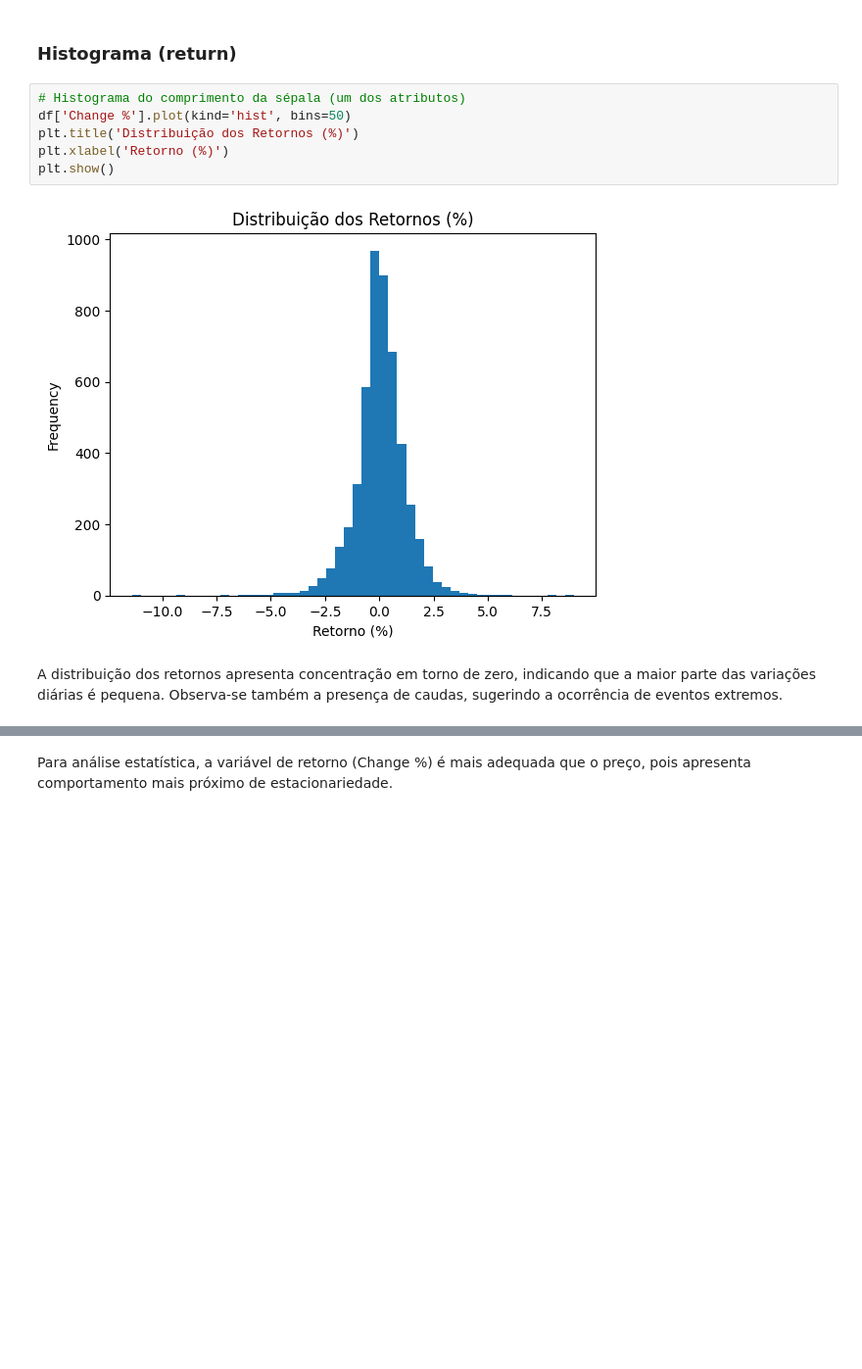
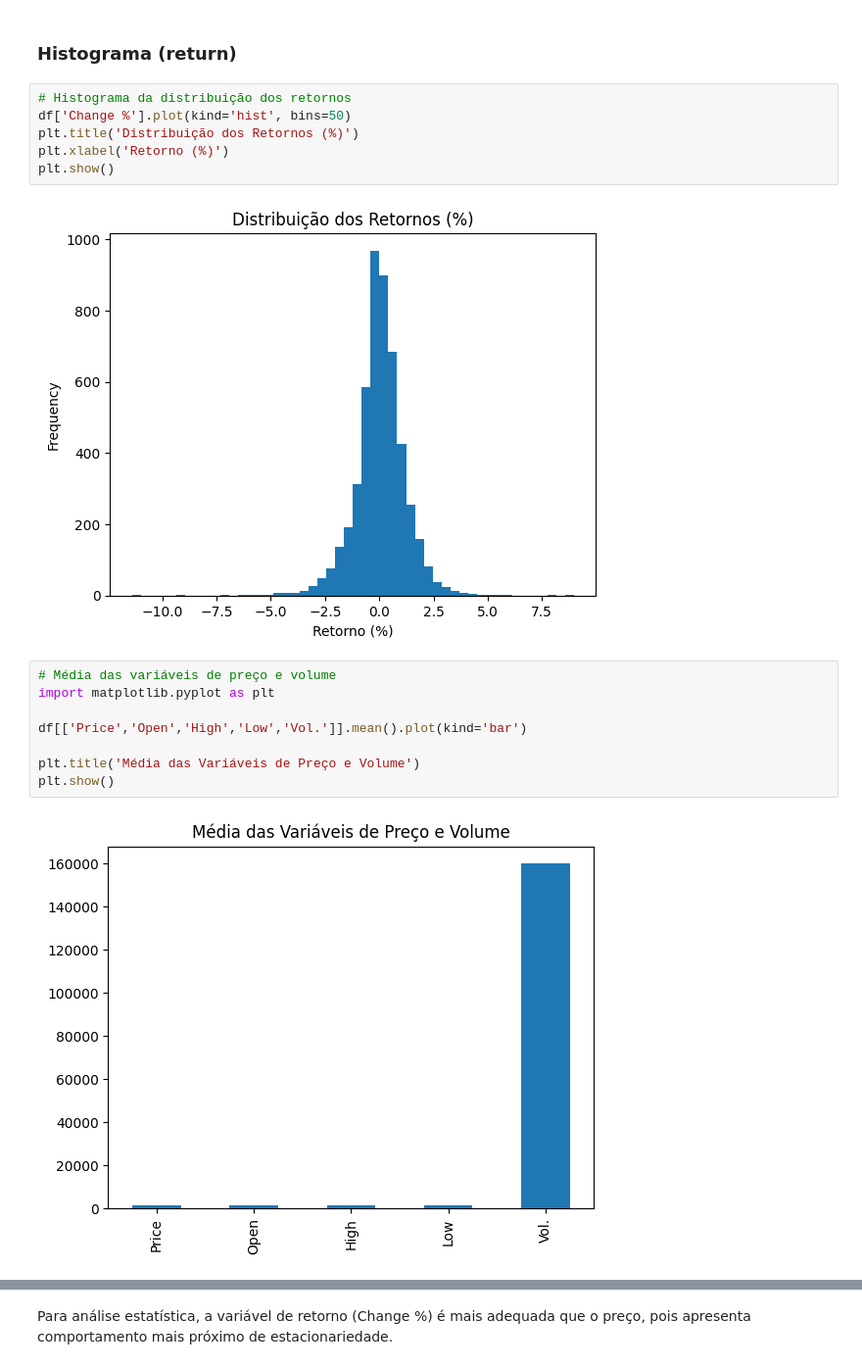
Before and after one commit to lalipedrozo/PUC_MVP_Analise_de_Dados, a Jupyter notebook: PUC_MVP_Analise_de_Dados.ipynb, the cells around one changed output, grey strips where cells are left out. Shown at 98% size. Drawn from its saved outputs; the diff is of its cells as text; blank space fills up the shorter version.

```diff
--- a/PUC_MVP_Analise_de_Dados.ipynb
+++ b/PUC_MVP_Analise_de_Dados.ipynb
@@ -302,12 +298,20 @@ A distribuição dos preços não é simétrica, refletindo a tendência de cres
 # %% [markdown]
 ### Histograma (return)
 # %%
-# Histograma do comprimento da sépala (um dos atributos)
+# Histograma da distribuição dos retornos
 df['Change %'].plot(kind='hist', bins=50)
 plt.title('Distribuição dos Retornos (%)')
 plt.xlabel('Retorno (%)')
 plt.show()
 # %% [output]
 [figure]
-# %% [markdown]
-A distribuição dos retornos apresenta concentração em torno de zero, indicando que a maior parte das variações diárias é pequena. Observa-se também a presença de caudas, sugerindo a ocorrência de eventos extremos.
+# %%
+# Média das variáveis de preço e volume
+import matplotlib.pyplot as plt
+
+df[['Price','Open','High','Low','Vol.']].mean().plot(kind='bar')
+
+plt.title('Média das Variáveis de Preço e Volume')
+plt.show()
+# %% [output]
+[figure, added]
```
Also changed, not shown: parts of 7 cells of this notebook.
